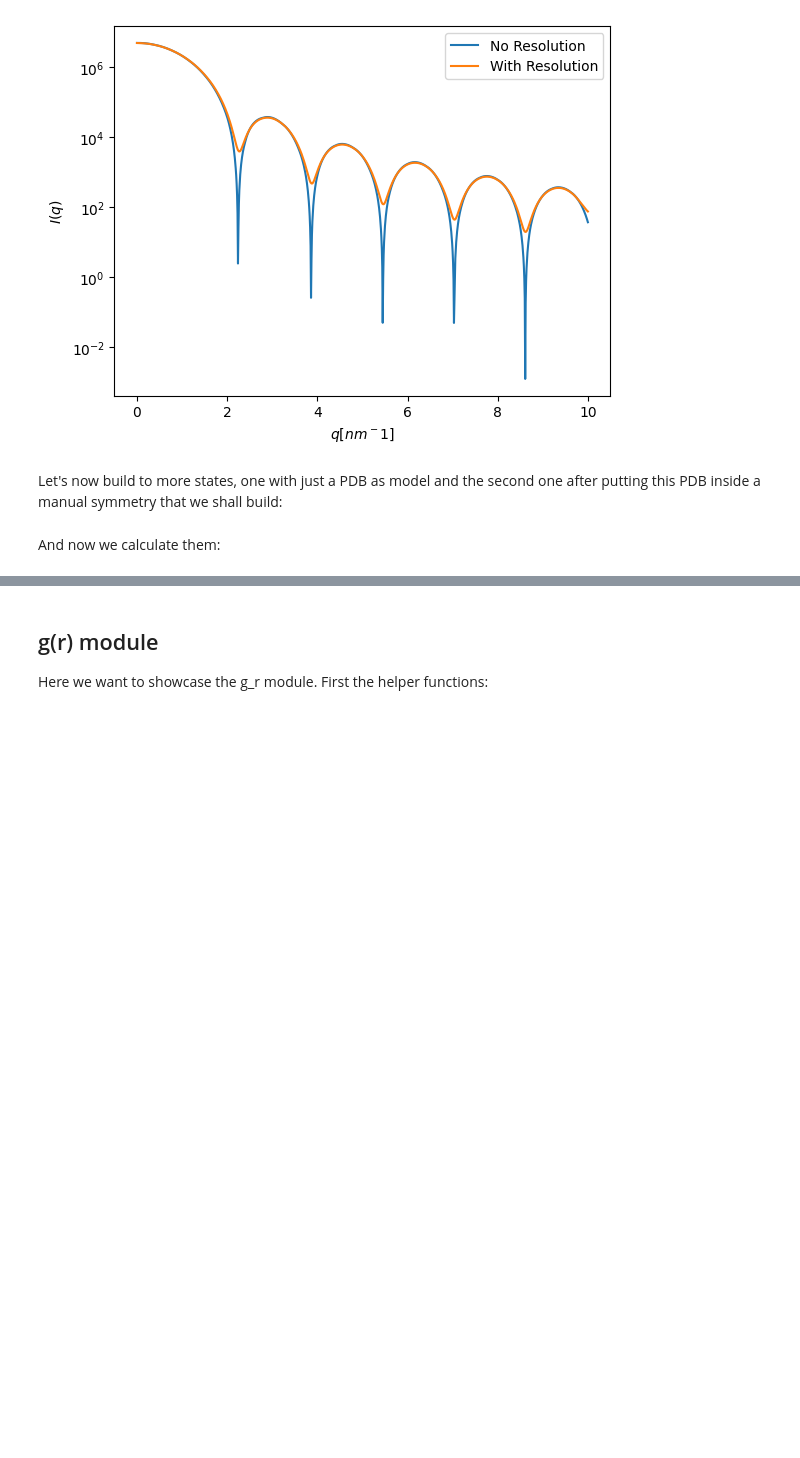
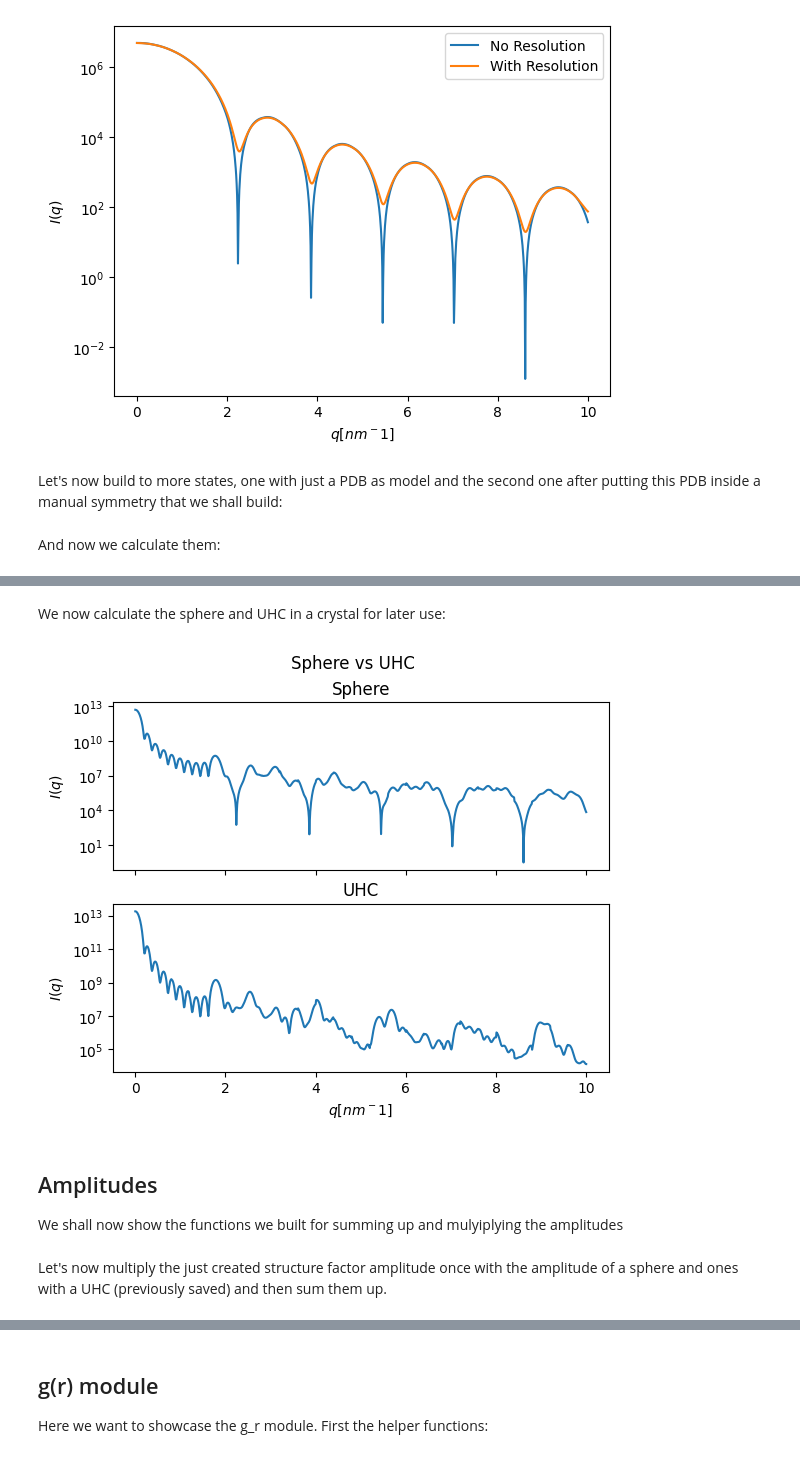
Before and after one commit to uri-raviv-lab/dplus-dev, a Jupyter notebook: PythonInterface/getting_started.ipynb, the cells around one changed output, grey strips where cells are left out. Cells and saved outputs as stored; diff of their text form; code cells hidden in the pictures; blank space fills up the shorter version.

```diff
--- a/PythonInterface/getting_started.ipynb
+++ b/PythonInterface/getting_started.ipynb
@@ -152,0 +193,51 @@ plt.show()
+# %% [markdown]
+We now calculate the sphere and UHC in a crystal for later use:
+# %%
+sphere_sym = ManualSymmetry()
+sphere_sym.read_from_dol(filename_out)
+sphere_sym.use_grid = False
+sphere_sym.children.append(Test_sphere)
+
+uhc_sym = ManualSymmetry()
+uhc_sym.read_from_dol(filename_out)
+uhc_sym.use_grid = False
+uhc_sym.children.append(Test_uhc)
+
+state_sphere_sym = CalculationInput()
+state_sphere_sym.Domain.populations[0].add_model(sphere_sym)
+state_sphere_sym.DomainPreferences.grid_size = grid_size
+state_sphere_sym.DomainPreferences.q_max = q_max
+state_sphere_sym.DomainPreferences.generated_points = 1000
+state_sphere_sym.use_gpu = True
+
+state_uhc_sym = CalculationInput()
+state_uhc_sym.Domain.populations[0].add_model(uhc_sym)
+state_uhc_sym.DomainPreferences.grid_size = grid_size
+state_uhc_sym.DomainPreferences.q_max = q_max
+state_uhc_sym.DomainPreferences.generated_points = 1000
+state_uhc_sym.use_gpu = True
+
+output_sphere_sym = runner.generate(state_sphere_sym)
+output_uhc_sym = runner.generate(state_uhc_sym)
+
+q_sphere_cryst = list(output_sphere_sym.graph.keys())
+q_uhc_cryst = list(output_uhc_sym.graph.keys())
+I_q_sphere_cryst = list(output_sphere_sym.graph.values())
+I_q_uhc_cryst = list(output_uhc_sym.graph.values())
+
+fig, (ax1, ax2) = plt.subplots(2, sharex=True)
+fig.suptitle('Sphere vs UHC')
+ax1.semilogy(q_sphere_cryst, I_q_sphere_cryst)
+ax1.set_title('Sphere')
+ax1.set_ylabel('$I(q)$')
+ax2.semilogy(q_uhc_cryst, I_q_uhc_cryst)
+ax2.set_title('UHC')
+ax2.set_xlabel('$q [nm^-1]$')
+ax2.set_ylabel('$I(q)$')
+plt.show()
+# %% [output]
+[figure, added]
+# %% [markdown]
+## Amplitudes
+
+We shall now show the functions we built for summing up and mulyiplying the amplitudes
@@ -152,0 +248,2 @@ plt.show()
+# %% [markdown]
+Let's now multiply the just created structure factor amplitude once with the amplitude of a sphere and ones with a UHC (previously saved) and then sum them up.
```
Also changed, not shown: parts of 36 cells of this notebook, 6 other files.
